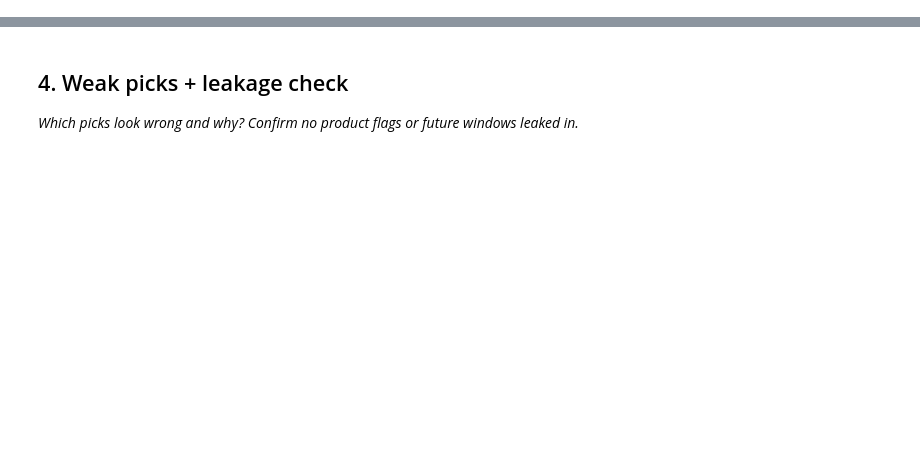
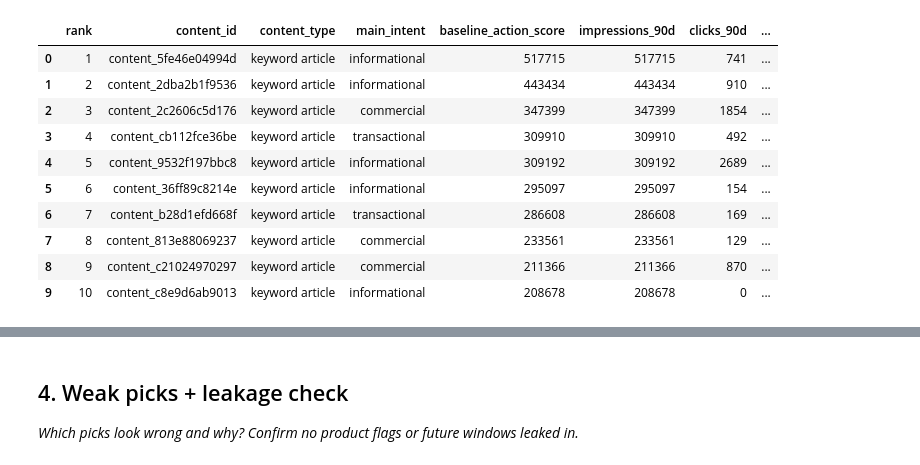
Before and after one commit to ART001-coder/flyrank-ml-internship, a Jupyter notebook: work/notebooks/w04_baseline_score.ipynb, the cells around one changed output, grey strips where cells are left out. Cells and saved outputs as stored; diff of their text form; code cells hidden in the pictures; blank space fills up the shorter version.

```diff
--- a/work/notebooks/w04_baseline_score.ipynb
+++ b/work/notebooks/w04_baseline_score.ipynb
@@ -29,0 +195,17 @@ This skeleton is yours to fill. Work the sections **in order** — each one has
+# %%
+top10 = queue.head(10)[['rank', 'content_id', 'content_type', 'main_intent', 'baseline_action_score',
+                          'impressions_90d', 'clicks_90d', 'avg_position', 'ctr', 'word_count',
+                          'days_since_last_update', 'reason_code', 'action']]
+top10
+# %% [output]
+|  | rank | content_id | content_type | main_intent | baseline_action_score | impressions_90d | clicks_90d | ... |
+| 0 | 1 | content_5fe46e04994d | keyword article | informational | 517715 | 517715 | 741 | ... |
+| 1 | 2 | content_2dba2b1f9536 | keyword article | informational | 443434 | 443434 | 910 | ... |
+| 2 | 3 | content_2c2606c5d176 | keyword article | commercial | 347399 | 347399 | 1854 | ... |
+| 3 | 4 | content_cb112fce36be | keyword article | transactional | 309910 | 309910 | 492 | ... |
+| 4 | 5 | content_9532f197bbc8 | keyword article | informational | 309192 | 309192 | 2689 | ... |
+| 5 | 6 | content_36ff89c8214e | keyword article | informational | 295097 | 295097 | 154 | ... |
+| 6 | 7 | content_b28d1efd668f | keyword article | transactional | 286608 | 286608 | 169 | ... |
+| 7 | 8 | content_813e88069237 | keyword article | commercial | 233561 | 233561 | 129 | ... |
+| 8 | 9 | content_c21024970297 | keyword article | commercial | 211366 | 211366 | 870 | ... |
+| 9 | 10 | content_c8e9d6ab9013 | keyword article | informational | 208678 | 208678 | 0 | ... |
```
Also changed, not shown: parts of 20 cells of this notebook.
